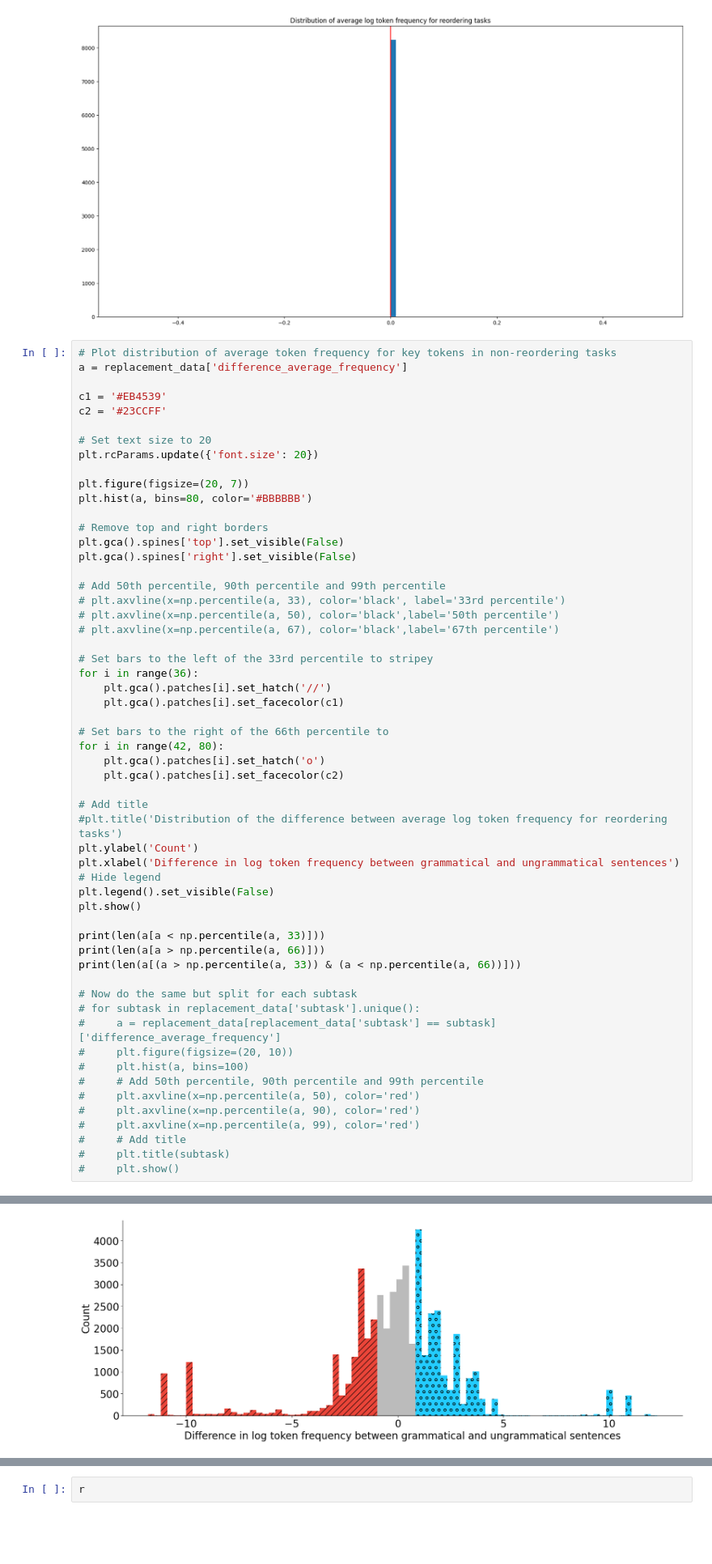
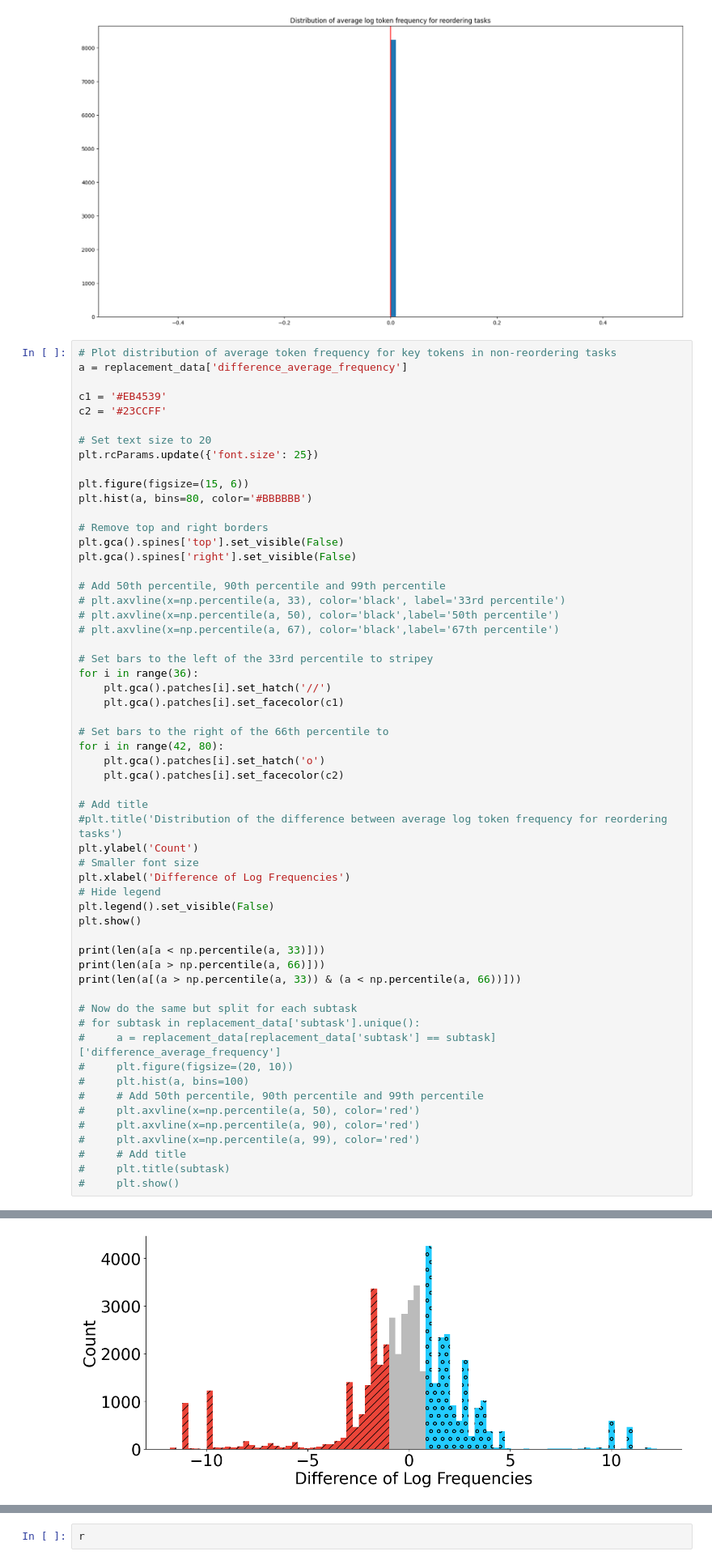
Before and after one commit to rdiehlmartinez/syntactic-smoothing, a Jupyter notebook: notebooks/corpus_evaluation.ipynb, the cells around one changed output, grey strips where cells are left out. Shown at 81% size. Saved outputs shown, nothing was run; the diff lists cells and outputs as text; blank space fills up the shorter version.

```diff
--- a/notebooks/corpus_evaluation.ipynb
+++ b/notebooks/corpus_evaluation.ipynb
@@ -375,9 +373,9 @@ c1 = '#EB4539'
 c2 = '#23CCFF'
 
 # Set text size to 20
-plt.rcParams.update({'font.size': 20})
+plt.rcParams.update({'font.size': 25})
 
-plt.figure(figsize=(20, 7))
+plt.figure(figsize=(15, 6))
 plt.hist(a, bins=80, color='#BBBBBB')
 
 # Remove top and right borders
@@ -397,35 +395,36 @@ for i in range(36):
 # Set bars to the right of the 66th percentile to
 for i in range(42, 80):
     plt.gca().patches[i].set_hatch('o')
     plt.gca().patches[i].set_facecolor(c2)
 
 # Add title
 #plt.title('Distribution of the difference between average log token frequency for reordering tasks')
 plt.ylabel('Count')
-plt.xlabel('Difference in log token frequency between grammatical and ungrammatical sentences')
+# Smaller font size
+plt.xlabel('Difference of Log Frequencies')
 # Hide legend
 plt.legend().set_visible(False)
 plt.show()
 
 print(len(a[a < np.percentile(a, 33)]))
 print(len(a[a > np.percentile(a, 66)]))
 print(len(a[(a > np.percentile(a, 33)) & (a < np.percentile(a, 66))]))
 
 # Now do the same but split for each subtask
 # for subtask in replacement_data['subtask'].unique():
 #     a = replacement_data[replacement_data['subtask'] == subtask]['difference_average_frequency']
 #     plt.figure(figsize=(20, 10))
 #     plt.hist(a, bins=100)
 #     # Add 50th percentile, 90th percentile and 99th percentile
 #     plt.axvline(x=np.percentile(a, 50), color='red')
 #     plt.axvline(x=np.percentile(a, 90), color='red')
 #     plt.axvline(x=np.percentile(a, 99), color='red')
 #     # Add title
 #     plt.title(subtask)
 #     plt.show()
 # %% [output]
 No artists with labels found to put in legend.  Note that artists whose label start with an underscore are ignored when legend() is called with no argument.
-[figure, old version]
+[figure, new version]
 16083
 16246
 15460
```
Also changed, not shown: parts of 10 cells of this notebook, 2 other files.
